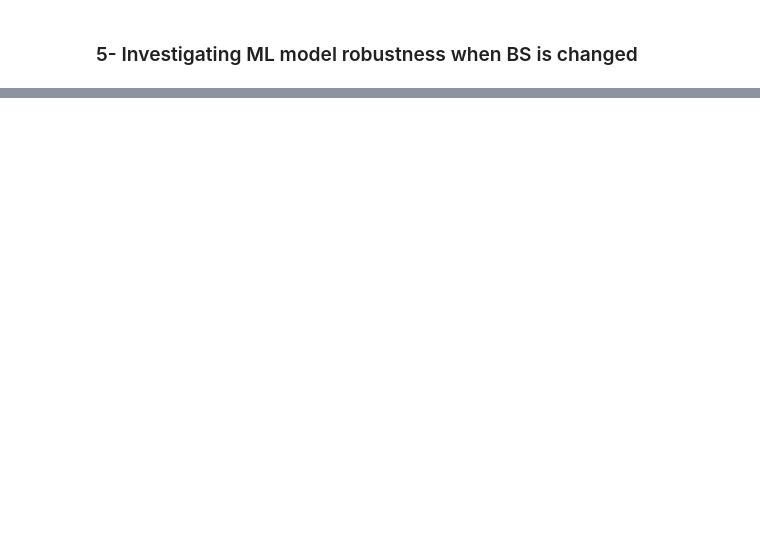
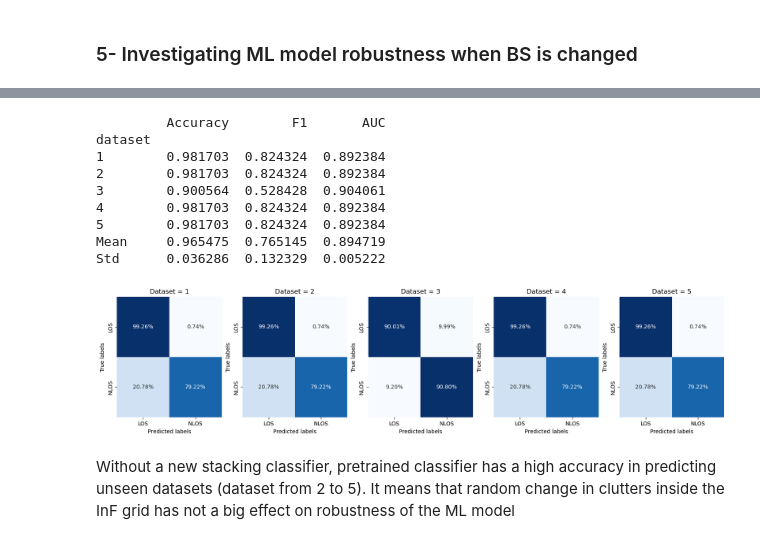
Before and after one commit to hamedtea/thesis, a Jupyter notebook: Feature_based_ML_model.ipynb, the cells around one changed output, grey strips where cells are left out. Drawn from its saved outputs; the diff is of its cells as text; code cells hidden in the pictures; blank space fills up the shorter version.

```diff
--- a/Feature_based_ML_model.ipynb
+++ b/Feature_based_ML_model.ipynb
@@ -1066,0 +1080,62 @@ Std   0.187013  0.174517  0.079944
+# %%
+import pickle
+with open('DS_FE', 'rb') as file:
+    DS_FE = pickle.load(file)
+
+with open('DS_labels', 'rb') as file:
+    DS_labels = pickle.load(file)
+# %%
+output_DS = pd.DataFrame(columns=['Accuracy', 'F1', 'AUC'])
+
+fig, ax = plt.subplots(nrows=1, ncols=5, figsize=(20, 4))
+for idx, F in enumerate(DS_FE):
+    #row, col = divmod(idx, 6)
+    #p = F.reshape(F.shape[0], -1) #flatten for 5 symbols
+    pp = F[:,ind] #select thoes statistical features that are not correlated --> column ind. is calculated before
+    xxx_train, xxx_test, YYY_train, YYY_test = train_test_split(pp, DS_labels[idx], test_size=0.2, random_state=42, stratify=DS_labels[idx])
+
+    #bs_stacking_pipeline = StackingClassifier(estimators = base_models, final_estimator = final_model, cv=2) #we should define estimators in each iteration as the # of features is changed
+    #bs_stacking_pipeline.fit(xxx_train, YYY_train)
+    final_classifier.fit(xxx_train, YYY_train)
+
+    y_ds_prob = final_classifier.predict_proba(xxx_test)
+    #y_prs_prob = bs_stacking_pipeline.predict_proba(xxx_test)
+
+    fpr, tpr, thresholds = roc_curve(YYY_test, y_ds_prob[:,1], drop_intermediate = True)
+    optimal_threshold_index = np.argmax(tpr - fpr)
+    optimal_threshold = thresholds[optimal_threshold_index]
+
+    y_ds_pred = (y_ds_prob[:, 1] >= optimal_threshold).astype(int)
+
+    accuracy = accuracy_score(YYY_test, y_ds_pred)
+    f1 = f1_score(YYY_test, y_ds_pred)
+    auc = roc_auc_score(YYY_test, y_ds_pred)
+    output_DS.loc[(idx+1), :] = [accuracy, f1, auc]
+
+
+    cm = confusion_matrix(YYY_test, y_ds_pred, normalize = 'true')
+    sns.heatmap(cm, annot=True,  cbar = False, cmap="Blues", fmt=".2%", xticklabels=class_names, yticklabels=class_names, ax = ax[idx])
+    ax[idx].set_xlabel("Predicted labels")
+    ax[idx].set_ylabel("True labels")
+    ax[idx].set_title(f'Dataset = {idx+1}')
+
+
+mean_values = output_DS.mean()
+std_values = output_DS.std()
+stats_df = pd.DataFrame({'Mean': mean_values, 'Std': std_values})
+output_DS = pd.concat([output_DS, stats_df.transpose()])
+output_DS.index.name = 'dataset'
+print(output_DS)
+# %% [output]
+         Accuracy        F1       AUC
+dataset
+1        0.981703  0.824324  0.892384
+2        0.981703  0.824324  0.892384
+3        0.900564  0.528428  0.904061
+4        0.981703  0.824324  0.892384
+5        0.981703  0.824324  0.892384
+Mean     0.965475  0.765145  0.894719
+Std      0.036286  0.132329  0.005222
+[figure, added]
+# %% [markdown]
+Without a new stacking classifier, pretrained classifier has a high accuracy in predicting unseen datasets (dataset from 2 to 5). It means that random change in clutters inside the InF grid has not a big effect on robustness of the ML model
```
Also changed, not shown: parts of 5 cells of this notebook, 2 other files.
